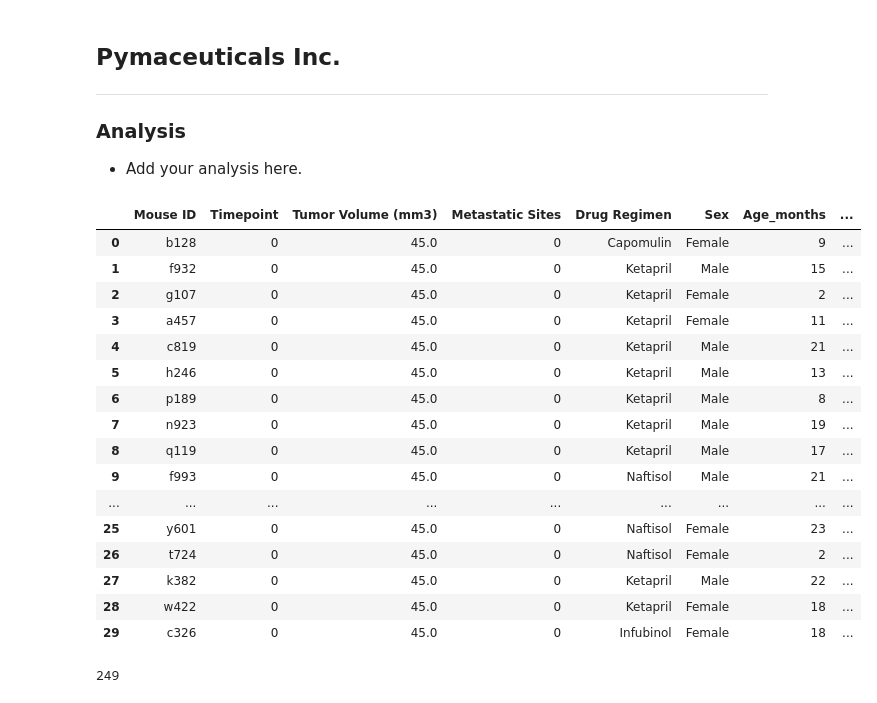
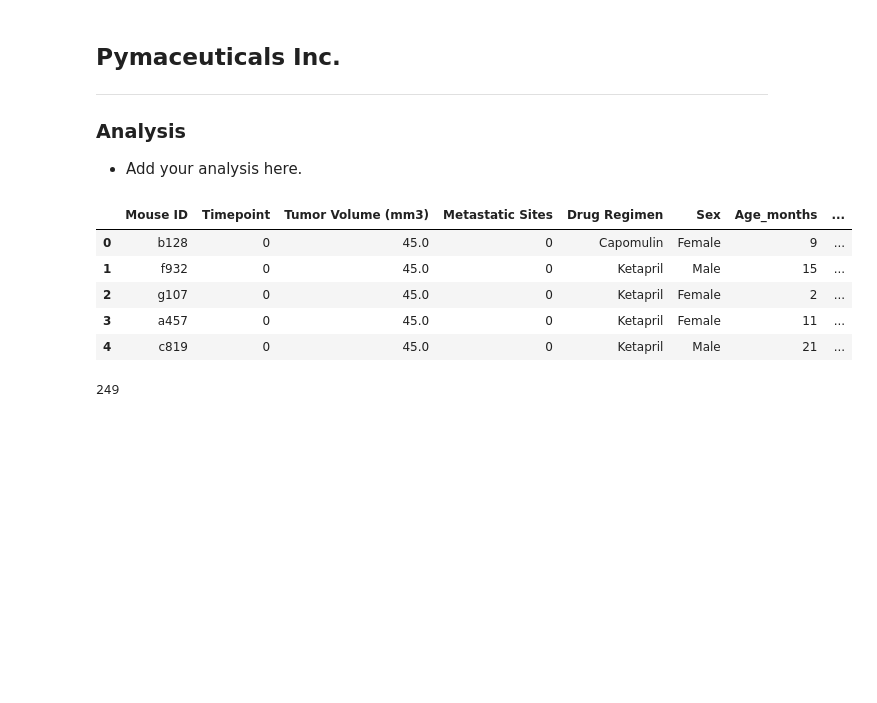
Before and after one commit to DidemBl/Module_5_challenge, a Jupyter notebook: pymaceuticals_notebook.ipynb, the cells around one changed output. Drawn from its saved outputs; the diff is of its cells as text; code cells hidden in the pictures; blank space fills up the shorter version.

```diff
--- a/pymaceuticals_notebook.ipynb
+++ b/pymaceuticals_notebook.ipynb
@@ -8,41 +8,30 @@
 # %%
 # Dependencies and Setup
 import matplotlib.pyplot as plt
 import pandas as pd
 import scipy.stats as st
 import numpy as np
 from scipy.stats import sem
 # Study data files
 mouse_metadata_path = "data/Mouse_metadata.csv"
 study_results_path = "data/Study_results.csv"
 
 # Read the mouse data and the study results
 mouse_metadata = pd.read_csv(mouse_metadata_path)
 study_results = pd.read_csv(study_results_path)
 
 # Combine the data into a single DataFrame
 combined_study_results_df = pd.merge(study_results, mouse_metadata, on=["Mouse ID"])
 3
 # Display the data table for preview
-combined_study_results_df.head(30)
+combined_study_results_df.head()
 # %% [output]
 |  | Mouse ID | Timepoint | Tumor Volume (mm3) | Metastatic Sites | Drug Regimen | Sex | Age_months | ... |
 | 0 | b128 | 0 | 45.0 | 0 | Capomulin | Female | 9 | ... |
 | 1 | f932 | 0 | 45.0 | 0 | Ketapril | Male | 15 | ... |
 | 2 | g107 | 0 | 45.0 | 0 | Ketapril | Female | 2 | ... |
 | 3 | a457 | 0 | 45.0 | 0 | Ketapril | Female | 11 | ... |
 | 4 | c819 | 0 | 45.0 | 0 | Ketapril | Male | 21 | ... |
-| 5 | h246 | 0 | 45.0 | 0 | Ketapril | Male | 13 | ... |
-| 6 | p189 | 0 | 45.0 | 0 | Ketapril | Male | 8 | ... |
-| 7 | n923 | 0 | 45.0 | 0 | Ketapril | Male | 19 | ... |
-| 8 | q119 | 0 | 45.0 | 0 | Ketapril | Male | 17 | ... |
-| 9 | f993 | 0 | 45.0 | 0 | Naftisol | Male | 21 | ... |
-| ... | ... | ... | ... | ... | ... | ... | ... | ... |
-| 25 | y601 | 0 | 45.0 | 0 | Naftisol | Female | 23 | ... |
-| 26 | t724 | 0 | 45.0 | 0 | Naftisol | Female | 2 | ... |
-| 27 | k382 | 0 | 45.0 | 0 | Ketapril | Male | 22 | ... |
-| 28 | w422 | 0 | 45.0 | 0 | Ketapril | Female | 18 | ... |
-| 29 | c326 | 0 | 45.0 | 0 | Infubinol | Female | 18 | ... |
 # %%
 # Checking the number of mice.
 total_mice = combined_study_results_df["Mouse ID"].nunique()
```
Also changed, not shown: parts of 7 cells of this notebook.
